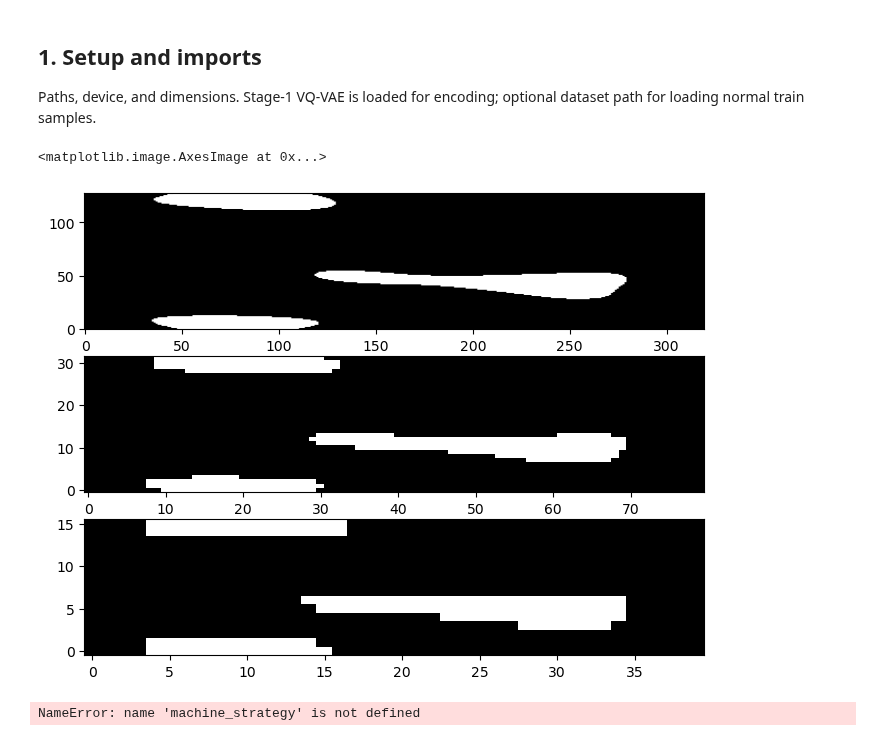
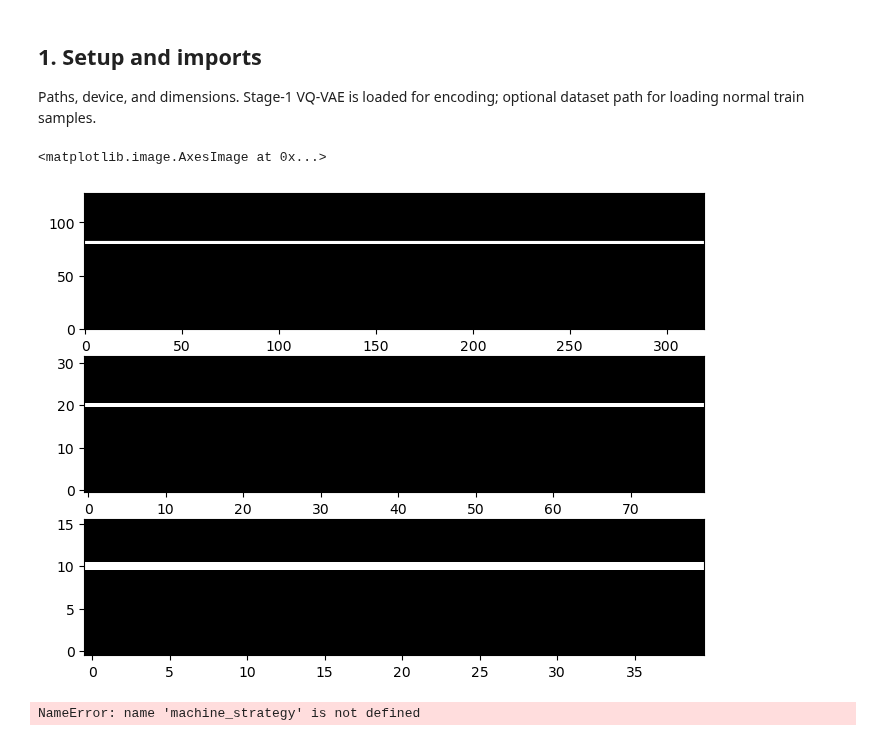
Before and after one commit to raidantimosquitos/semcom-sDSR, a Jupyter notebook: notebooks/anomaly_mask_analysis.ipynb, the cells around one changed output. Drawn from its saved outputs; the diff is of its cells as text; code cells hidden in the pictures.

```diff
--- a/notebooks/anomaly_mask_analysis.ipynb
+++ b/notebooks/anomaly_mask_analysis.ipynb
@@ -38,27 +38,25 @@ DATA_PATH = "/mnt/ssd/LaCie/dcase2020_task2/dcase2020-task2-dev-dataset"
 # %%
 from src.utils.anomalies import AnomalyMapGenerator
 from src.models.sDSR.anomaly_generation import project_spec_mask_to_latent_binary
 
 audio_spec_strategy= AnomalyMapGenerator(
     spectrogram_shape=spectrogram_shape,
-    n_mels=n_mels,
-    T=T,
 )
 
-mask = audio_spec_strategy._generate_one('cpu')
+mask = audio_spec_strategy.generate_for_training_sample('cpu')
 
 
 M_f = project_spec_mask_to_latent_binary(mask, q_fine_shape[0], q_fine_shape[1])
 M_c = project_spec_mask_to_latent_binary(mask, q_coarse_shape[0], q_coarse_shape[1])
 
 fig, axes = plt.subplots(3, 1, figsize=(8, 6))
 
 axes[0].imshow(mask.squeeze().cpu().numpy(), aspect="auto", cmap="gray", origin="lower")
 axes[1].imshow(M_f[0, 0].cpu().numpy(), aspect="auto", cmap="gray", origin="lower")
 axes[2].imshow(M_c[0, 0].cpu().numpy(), aspect="auto", cmap="gray", origin="lower")
 # %% [output]
 <matplotlib.image.AxesImage at 0x...>
-[figure, old version]
+[figure, new version]
 # %%
 M_specific = machine_strategy(1, "cpu").to(DEVICE)
 fig, axes = plt.subplots(1, 1, figsize=(8, 6))
```
Also changed, not shown: 2 other files.
